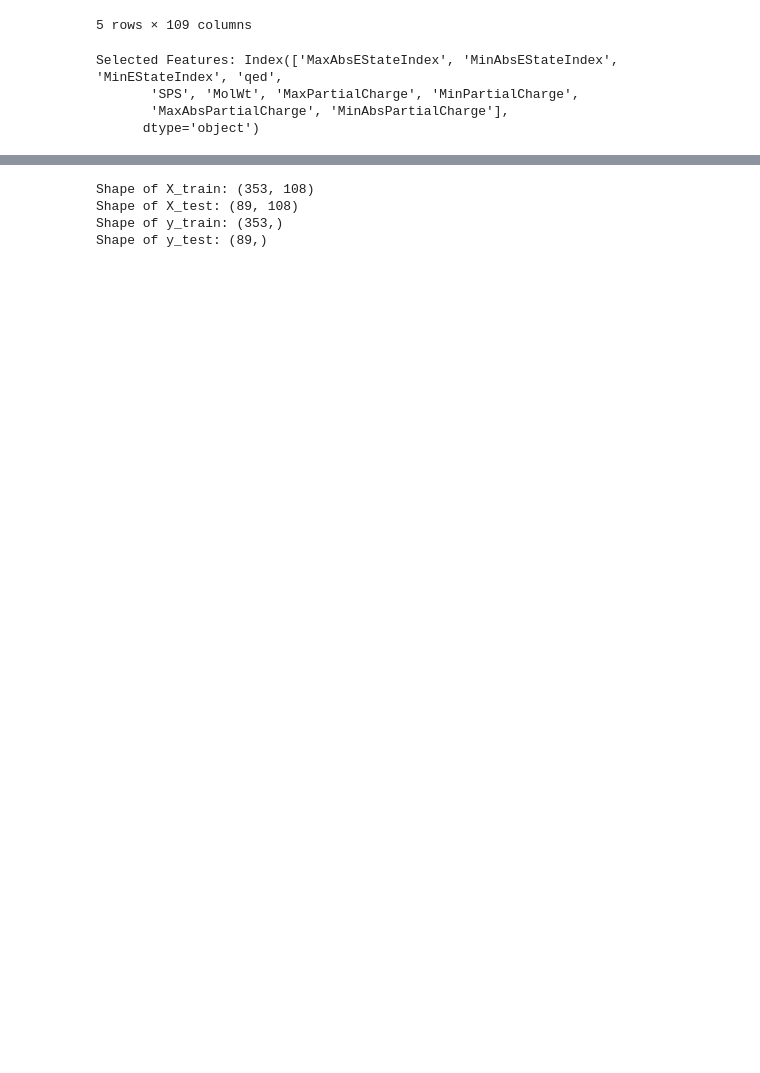
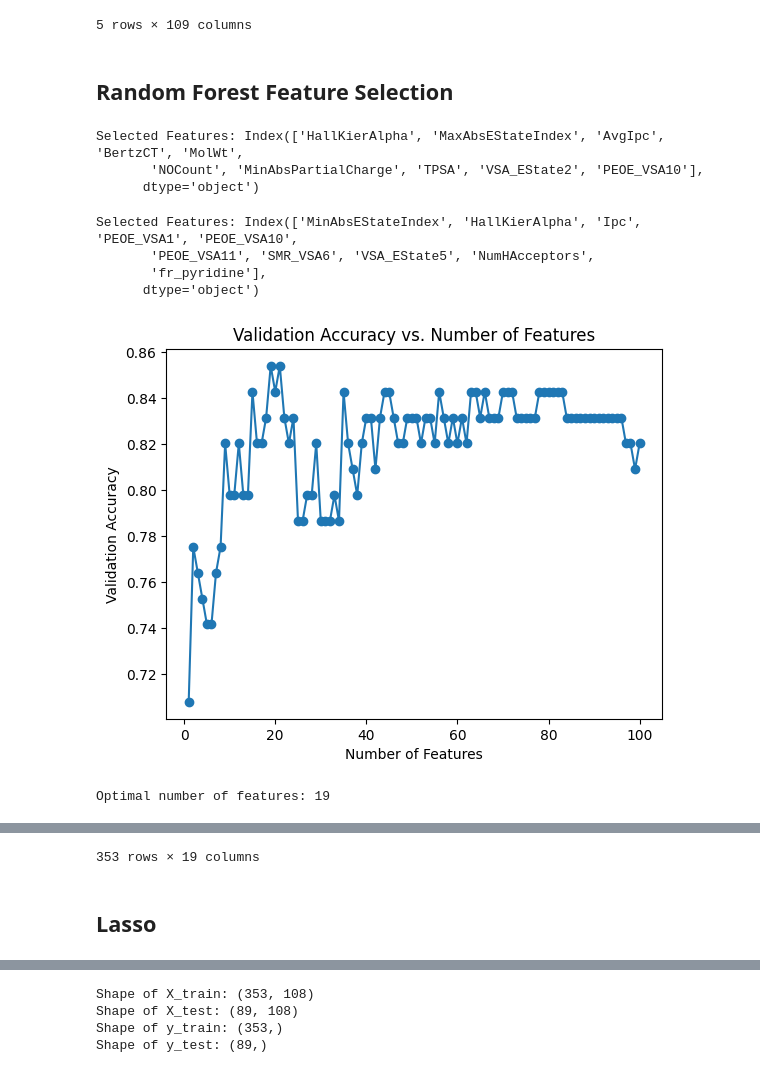
Before and after one commit to zjavkovam/DP-QSAR-Skin-Irritation, a Jupyter notebook: FeatureSelection.ipynb, the cells around one changed output, grey strips where cells are left out. Drawn from its saved outputs; the diff is of its cells as text; code cells hidden in the pictures; blank space fills up the shorter version.

Commit message:
optimalizacia

```diff
--- a/FeatureSelection.ipynb
+++ b/FeatureSelection.ipynb
@@ -16,25 +16,45 @@ df.head()
 # Define features (X) and target variable (y)
 X = df.drop(columns=['Irritation'])  # Assuming 'Call' is the target variable
 y = df['Irritation']
-# %%
-# Apply PCA
-pca = PCA(n_components=0.95)  # Keep 95% variance
-X_pca = pca.fit_transform(X)  # Transform X
-
-# Select top 10 features based on explained variance ratio
-selected_features = X.columns[np.argsort(-pca.explained_variance_ratio_)[:10]]
-print("Selected Features:", selected_features)
-
-# Filter original X with selected features
-X_selected = X[selected_features]
-
-# Combine X and y
-df_pca = pd.concat([X_selected, y], axis=1)
-
-# Export to Excel
-df_pca.to_excel("selected_features_PCA.xlsx", index=False)
-# %% [output]
-Selected Features: Index(['MaxAbsEStateIndex', 'MinAbsEStateIndex', 'MinEStateIndex', 'qed',
-       'SPS', 'MolWt', 'MaxPartialCharge', 'MinPartialCharge',
-       'MaxAbsPartialCharge', 'MinAbsPartialCharge'],
-      dtype='object')
+# %% [markdown]
+## Random Forest Feature Selection
+# %%
+from sklearn.ensemble import RandomForestClassifier
+import pandas as pd
+
+# Train a Random Forest model
+model = RandomForestClassifier(random_state=42)
+model.fit(X, y)
+
+# Get feature importance
+feature_importances = pd.Series(model.feature_importances_, index=X.columns).sort_values(ascending=False)
+
+# Select top 10 important features
+selected_features = feature_importances.index[:10]
+print("Selected Features:", selected_features)
+
+# Keep only important features
+X_selected = X[selected_features]
+# %% [output]
+Selected Features: Index(['HallKierAlpha', 'MaxAbsEStateIndex', 'AvgIpc', 'BertzCT', 'MolWt',
+       'NOCount', 'MinAbsPartialCharge', 'TPSA', 'VSA_EState2', 'PEOE_VSA10'],
+      dtype='object')
+# %%
+from sklearn.feature_selection import RFE
+from sklearn.linear_model import LogisticRegression
+
+# Train a Logistic Regression model
+model = LogisticRegression()
+
+# Apply RFE (select top 10 features)
+rfe = RFE(model, n_features_to_select=10)
+X_selected = rfe.fit_transform(X, y)
+
+# Get selected feature names
+selected_features = X.columns[rfe.support_]
+print("Selected Features:", selected_features)
+# %% [output]
+Selected Features: Index(['MinAbsEStateIndex', 'HallKierAlpha', 'Ipc', 'PEOE_VSA1', 'PEOE_VSA10',
+       'PEOE_VSA11', 'SMR_VSA6', 'VSA_EState5', 'NumHAcceptors',
+       'fr_pyridine'],
+      dtype='object')
@@ -40,0 +107,7 @@ Selected Features: Index(['MaxAbsEStateIndex', 'MinAbsEStateIndex', 'MinEStateIn
+# %%
+# Example usage
+X_train_selected, X_test_selected = find_best_num_features(X_train, y_train, X_test, y_test, xgb_model)
+X_train_selected
+# %% [output]
+[figure, added]
+Optimal number of features: 19
@@ -40,0 +126,3 @@ Selected Features: Index(['MaxAbsEStateIndex', 'MinAbsEStateIndex', 'MinEStateIn
+353 rows × 19 columns
+# %% [markdown]
+## Lasso
```
Also changed, not shown: parts of 11 cells of this notebook, 1 other file.
